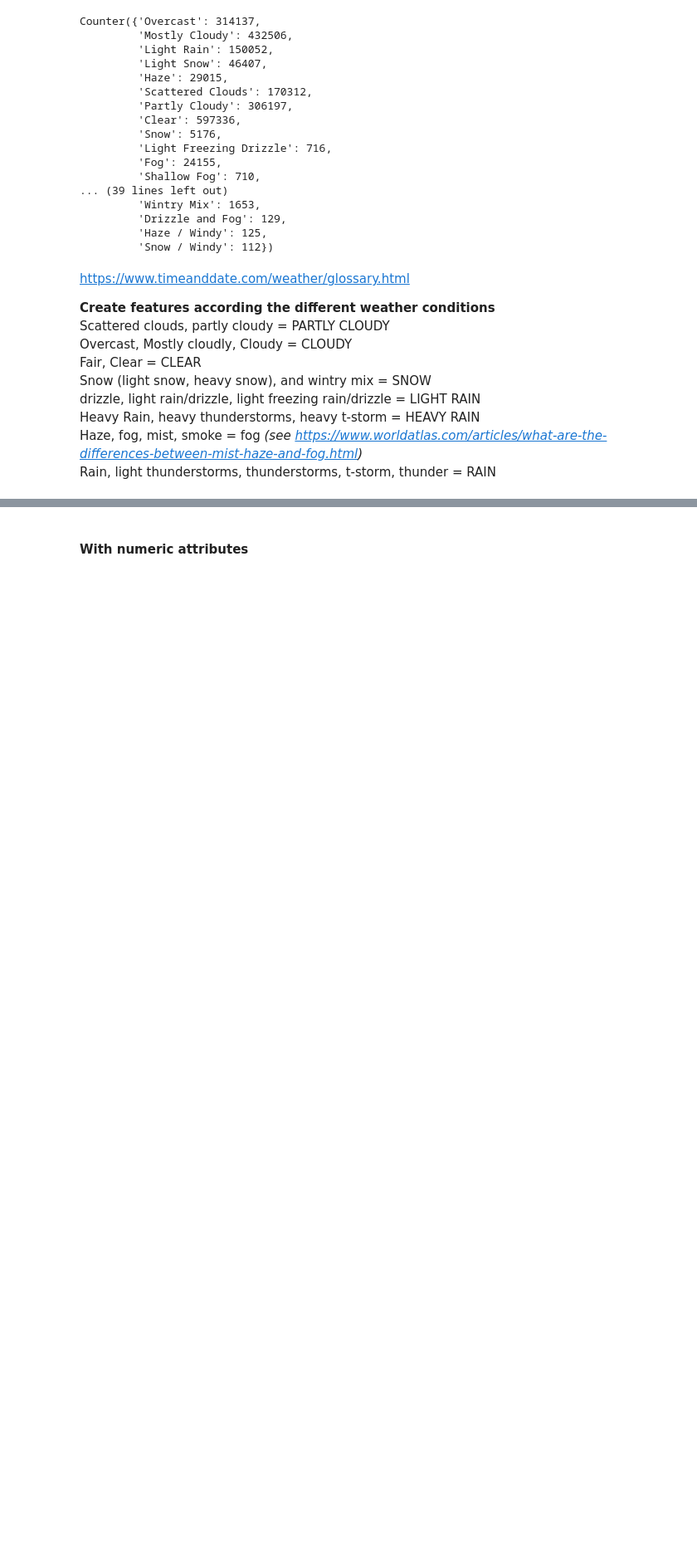
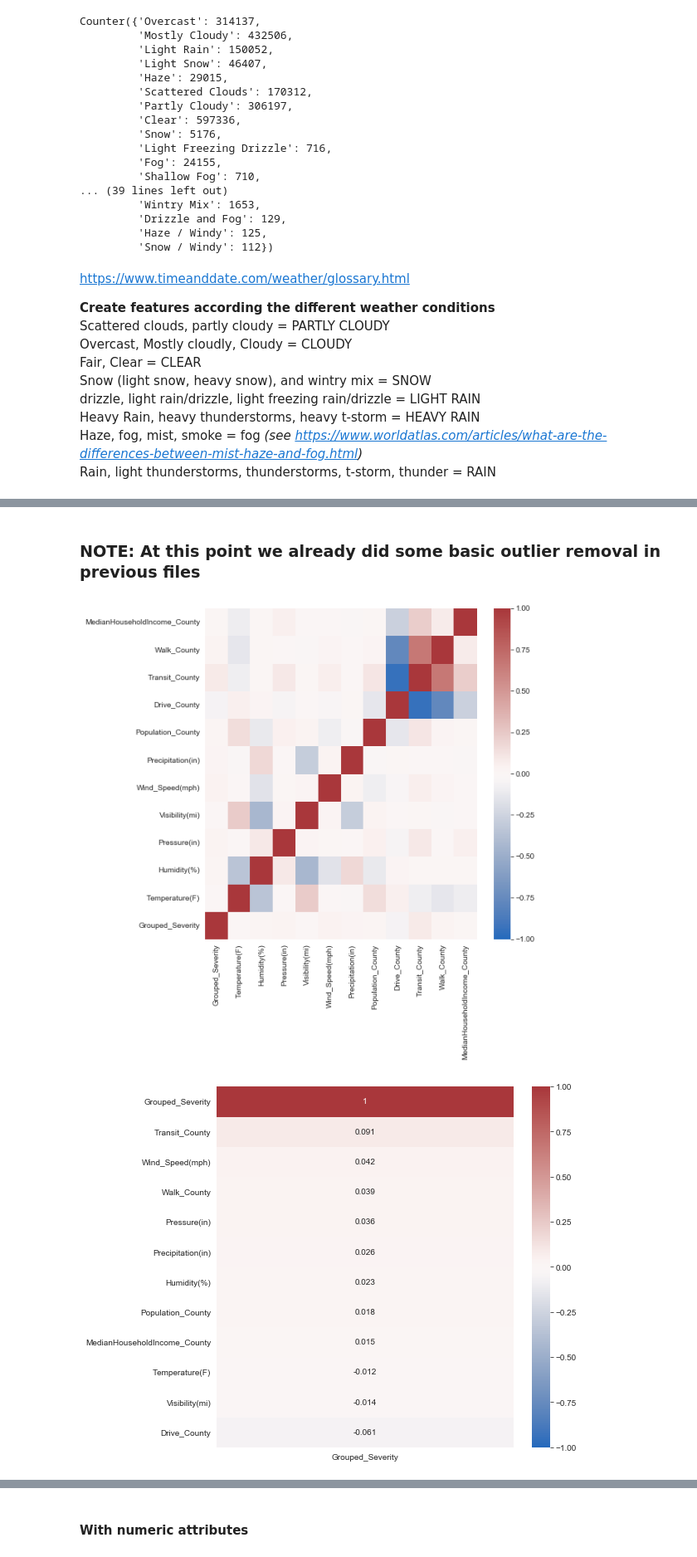
Before and after one commit to Abhilash240800/FinalProject_USAccidents, a Jupyter notebook: Jupyter Notebooks/NeuralNet_v2.ipynb, the cells around one changed output, grey strips where cells are left out. Shown at 83% size. Cells and saved outputs as stored; diff of their text form; code cells hidden in the pictures; blank space fills up the shorter version.

```diff
--- a/Jupyter Notebooks/NeuralNet_v2.ipynb
+++ b/Jupyter Notebooks/NeuralNet_v2.ipynb
@@ -167,0 +167,22 @@ Others :
+# %% [markdown]
+### NOTE: At this point we already did some basic outlier removal in previous files
+# %%
+cols = ['Grouped_Severity', 'Temperature(F)', 'Humidity(%)', 'Pressure(in)', 'Visibility(mi)',
+        'Wind_Speed(mph)', 'Precipitation(in)',
+       'Population_County', 'Drive_County', 'Transit_County', 'Walk_County', 'MedianHouseholdIncome_County']
+
+plt.figure(figsize=(8,8))
+ax = sns.heatmap(data[cols].corr(),
+ vmax=1, vmin=-1, cmap=sns.color_palette("vlag", as_cmap=True));
+ax.invert_yaxis()
+plt.show()
+
+
+plt.figure(figsize=(8,8))
+ax = sns.heatmap(data[cols].corr()[['Grouped_Severity']].sort_values('Grouped_Severity'),
+ vmax=1, vmin=-1, cmap=sns.color_palette("vlag", as_cmap=True), annot=True);
+ax.invert_yaxis()
+plt.show()
+# %% [output]
+[figure, added]
+[figure, added]
```
Also changed, not shown: parts of 33 cells of this notebook.
